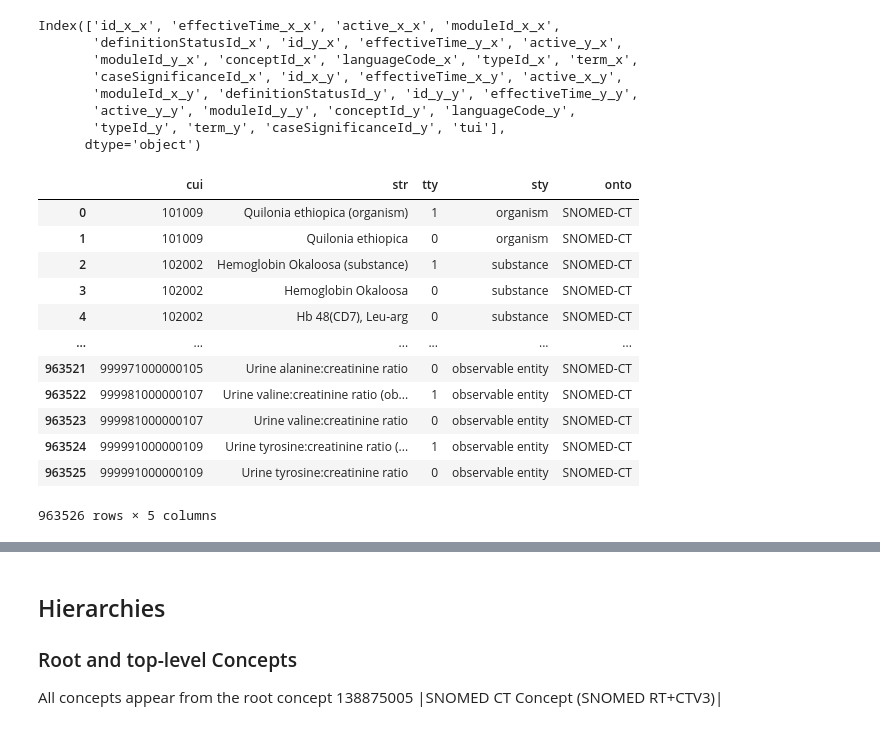
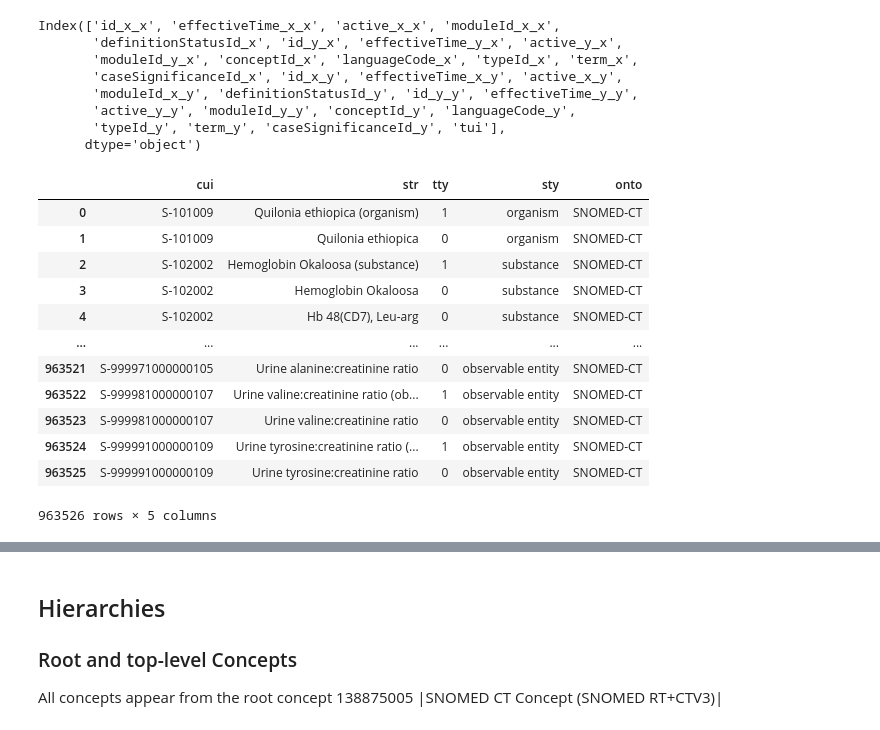
Before and after one commit to antsh3k/Clinical-Coding-Pilot, a Jupyter notebook: Exploring a SNOMED-CT Release.ipynb, the cells around one changed output, grey strips where cells are left out. Drawn from its saved outputs; the diff is of its cells as text; code cells hidden in the pictures.

```diff
--- a/Exploring a SNOMED-CT Release.ipynb
+++ b/Exploring a SNOMED-CT Release.ipynb
@@ -324,21 +324,22 @@ Index(['id_x_x', 'effectiveTime_x_x', 'active_x_x', 'moduleId_x_x',
 # %%
 # clean up the merge and rename the columns to fit the medcat Concept database criteria
 snomed_cdb_df = snomed_cdb_df.loc[:, ['id_x_x','term_x','typeId_x','tui']]
 snomed_cdb_df.columns = ['cui', 'str', 'tty', 'sty']
 snomed_cdb_df['onto'] = 'SNOMED-CT'
 snomed_cdb_df['tty'] = snomed_cdb_df['tty'].replace(['900000000000003001', '900000000000013009'], [1,0])
+snomed_cdb_df['cui'] = 'S-' + snomed_cdb_df['cui'].astype(str)
 snomed_cdb_df
 # %% [output]
 |  | cui | str | tty | sty | onto |
-| 0 | 101009 | Quilonia ethiopica (organism) | 1 | organism | SNOMED-CT |
-| 1 | 101009 | Quilonia ethiopica | 0 | organism | SNOMED-CT |
-| 2 | 102002 | Hemoglobin Okaloosa (substance) | 1 | substance | SNOMED-CT |
-| 3 | 102002 | Hemoglobin Okaloosa | 0 | substance | SNOMED-CT |
-| 4 | 102002 | Hb 48(CD7), Leu-arg | 0 | substance | SNOMED-CT |
+| 0 | S-101009 | Quilonia ethiopica (organism) | 1 | organism | SNOMED-CT |
+| 1 | S-101009 | Quilonia ethiopica | 0 | organism | SNOMED-CT |
+| 2 | S-102002 | Hemoglobin Okaloosa (substance) | 1 | substance | SNOMED-CT |
+| 3 | S-102002 | Hemoglobin Okaloosa | 0 | substance | SNOMED-CT |
+| 4 | S-102002 | Hb 48(CD7), Leu-arg | 0 | substance | SNOMED-CT |
 | ... | ... | ... | ... | ... | ... |
-| 963521 | 999971000000105 | Urine alanine:creatinine ratio | 0 | observable entity | SNOMED-CT |
-| 963522 | 999981000000107 | Urine valine:creatinine ratio (ob... | 1 | observable entity | SNOMED-CT |
-| 963523 | 999981000000107 | Urine valine:creatinine ratio | 0 | observable entity | SNOMED-CT |
-| 963524 | 999991000000109 | Urine tyrosine:creatinine ratio (... | 1 | observable entity | SNOMED-CT |
-| 963525 | 999991000000109 | Urine tyrosine:creatinine ratio | 0 | observable entity | SNOMED-CT |
+| 963521 | S-999971000000105 | Urine alanine:creatinine ratio | 0 | observable entity | SNOMED-CT |
+| 963522 | S-999981000000107 | Urine valine:creatinine ratio (ob... | 1 | observable entity | SNOMED-CT |
+| 963523 | S-999981000000107 | Urine valine:creatinine ratio | 0 | observable entity | SNOMED-CT |
+| 963524 | S-999991000000109 | Urine tyrosine:creatinine ratio (... | 1 | observable entity | SNOMED-CT |
+| 963525 | S-999991000000109 | Urine tyrosine:creatinine ratio | 0 | observable entity | SNOMED-CT |
 963526 rows × 5 columns
```
Also changed, not shown: parts of 9 cells of this notebook.
